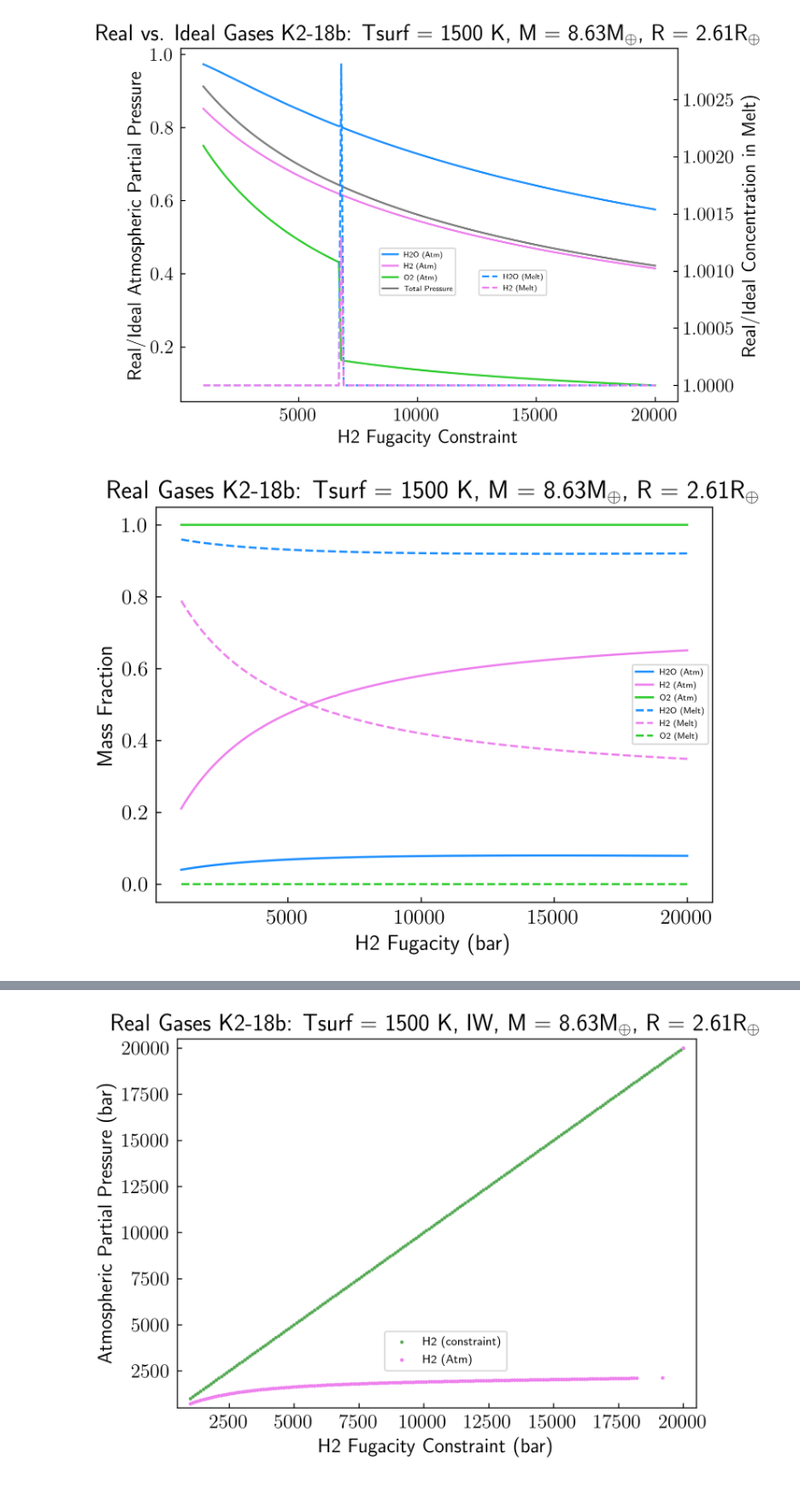
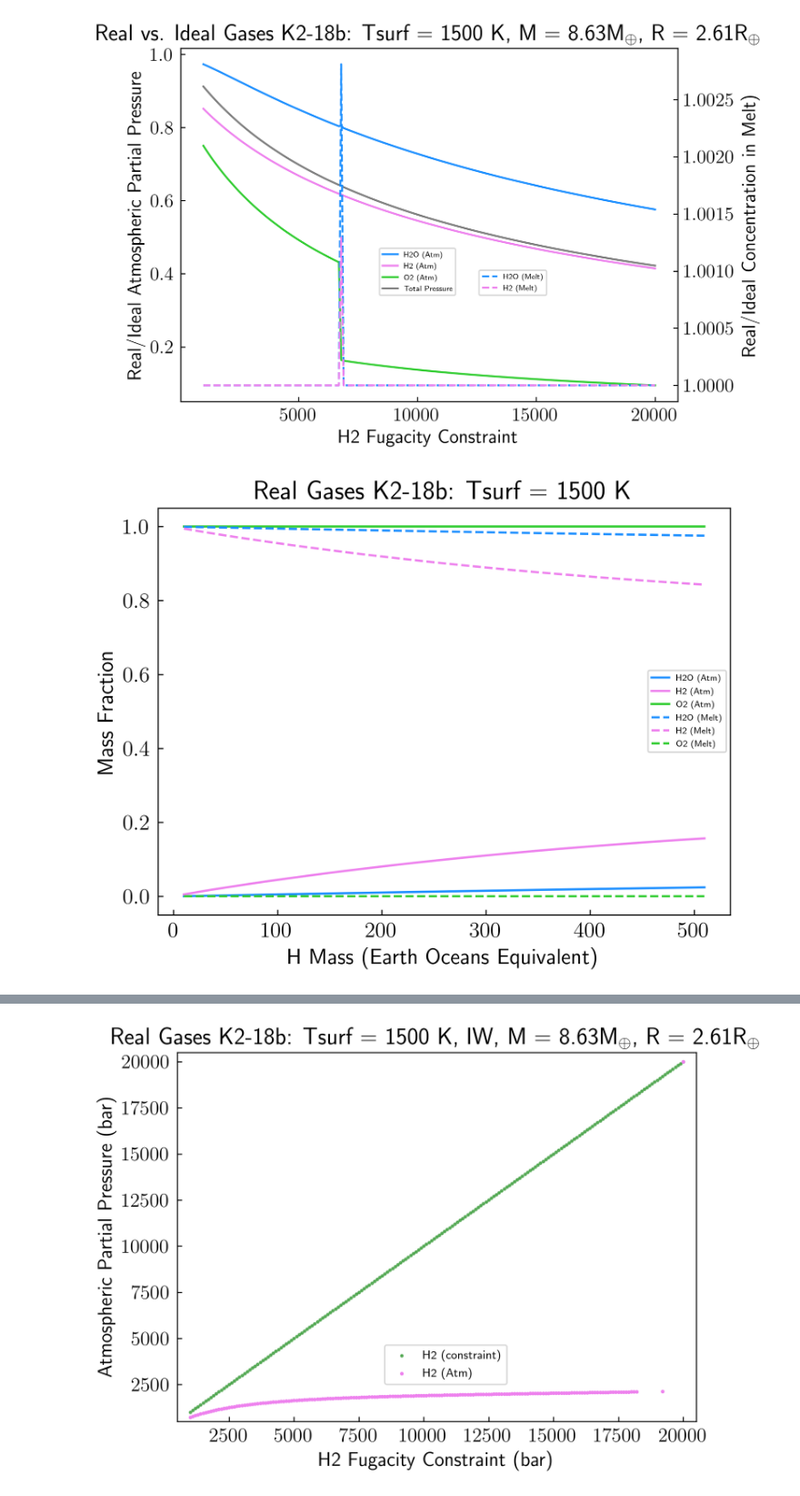
Before and after one commit to ExPlanetology/atmodeller, a Jupyter notebook: atmodeller/docs/4_sciencecases.ipynb, the cells around one changed output, grey strips where cells are left out. Shown at 91% size. Saved outputs shown, nothing was run; the diff lists cells and outputs as text; code cells hidden in the pictures.

```diff
--- a/atmodeller/docs/4_sciencecases.ipynb
+++ b/atmodeller/docs/4_sciencecases.ipynb
@@ -635,15 +666,15 @@ for realisation in range(number_of_realisations):
 #### Analyze Results
 # %%
 import pandas as pd
-datafile_K218b_R: str = f"data/science_cases_files/atmodeller_K218b_varyH2Pto2GPa_RealGas_1500K.csv"
+datafile_K218b_R: str = f"data/science_cases_files/atmodeller_K218b_RealGas_1500K_VaryHMass.csv"
 #df_K218b_try: pd.DataFrame = pd.read_csv(datafile_K218b_try, skiprows=1, names=('H2','H2O','O2','CO','CO2','CH4','H2_melt','H2O_melt','O2_melt','CO2_melt','CO_melt','H2_fugacity'))
 df_K218b_R: pd.DataFrame = pd.read_csv(datafile_K218b_R, skiprows=1, names=('H2','H2O','O2','H2_melt','H2O_melt','O2_melt','H2_mass_atm', 'H2O_mass_atm', 'O2_mass_atm',
-                                                                                'H2_mass_melt', 'H2O_mass_melt', 'O2_mass_melt', 'H2_mass_tot', 'H2O_mass_tot', 'O2_mass_tot', 'H2_fug', 'H2O_fug', 'O2_fug', 'H2_fugacity_input', 'Total_Pressure'))
+                                                                                'H2_mass_melt', 'H2O_mass_melt', 'O2_mass_melt', 'H2_mass_tot', 'H2O_mass_tot', 'O2_mass_tot', 'H2_fug', 'H2O_fug', 'O2_fug', 'H_Mass_input', 'Total_Pressure'))
 
-datafile_K218b_I: str = f"data/science_cases_files/atmodeller_K218b_varyH2Pto2GPa_IdealGas_1500K.csv"
+#datafile_K218b_I: str = f"data/science_cases_files/atmodeller_K218b_varyH2Pto2GPa_IdealGas_1500K.csv"
 #df_K218b_try: pd.DataFrame = pd.read_csv(datafile_K218b_try, skiprows=1, names=('H2','H2O','O2','CO','CO2','CH4','H2_melt','H2O_melt','O2_melt','CO2_melt','CO_melt','H2_fugacity'))
-df_K218b_I: pd.DataFrame = pd.read_csv(datafile_K218b_I, skiprows=1, names=('H2','H2O','O2','H2_melt','H2O_melt','O2_melt','H2_mass_atm', 'H2O_mass_atm', 'O2_mass_atm',
-                                                                                'H2_mass_melt', 'H2O_mass_melt', 'O2_mass_melt', 'H2_mass_tot', 'H2O_mass_tot', 'O2_mass_tot', 'H2_fugacity', 'Total_Pressure'))
+#df_K218b_I: pd.DataFrame = pd.read_csv(datafile_K218b_I, skiprows=1, names=('H2','H2O','O2','H2_melt','H2O_melt','O2_melt','H2_mass_atm', 'H2O_mass_atm', 'O2_mass_atm',
+                                                                                #'H2_mass_melt', 'H2O_mass_melt', 'O2_mass_melt', 'H2_mass_tot', 'H2O_mass_tot', 'O2_mass_tot', 'H2_fugacity', 'Total_Pressure'))
 
-print(df_K218b_R)
+#print(df_K218b_R.H_Mass_input)
 # %% [output]
@@ -695,24 +729,24 @@ plt.show()
 [figure]
 # %%
 fig, ax = plt.subplots()
-ax.plot(df_K218b_R.H2_fug, df_K218b_R.H2O_mass_atm/df_K218b_R.H2O_mass_tot, color='dodgerblue', label='H2O (Atm)')
-ax.plot(df_K218b_R.H2_fug, df_K218b_R.H2_mass_atm/df_K218b_R.H2_mass_tot, color='violet', label='H2 (Atm)')
-ax.plot(df_K218b_R.H2_fug, df_K218b_R.O2_mass_atm//df_K218b_R.O2_mass_tot, color='limegreen', label='O2 (Atm)')
+ax.plot(df_K218b_R.H_Mass_input, df_K218b_R.H2O_mass_atm/df_K218b_R.H2O_mass_tot, color='dodgerblue', label='H2O (Atm)')
+ax.plot(df_K218b_R.H_Mass_input, df_K218b_R.H2_mass_atm/df_K218b_R.H2_mass_tot, color='violet', label='H2 (Atm)')
+ax.plot(df_K218b_R.H_Mass_input, df_K218b_R.O2_mass_atm//df_K218b_R.O2_mass_tot, color='limegreen', label='O2 (Atm)')
 
-ax.plot(df_K218b_R.H2_fug, df_K218b_R.H2O_mass_melt/df_K218b_R.H2O_mass_tot, color='dodgerblue', ls='--', label='H2O (Melt)')
-ax.plot(df_K218b_R.H2_fug, df_K218b_R.H2_mass_melt/df_K218b_R.H2_mass_tot, color='violet', ls='--', label='H2 (Melt)')
-ax.plot(df_K218b_R.H2_fug, df_K218b_R.O2_mass_melt/df_K218b_R.O2_mass_tot, color='limegreen', ls='--',  label='O2 (Melt)')
+ax.plot(df_K218b_R.H_Mass_input, df_K218b_R.H2O_mass_melt/df_K218b_R.H2O_mass_tot, color='dodgerblue', ls='--', label='H2O (Melt)')
+ax.plot(df_K218b_R.H_Mass_input, df_K218b_R.H2_mass_melt/df_K218b_R.H2_mass_tot, color='violet', ls='--', label='H2 (Melt)')
+ax.plot(df_K218b_R.H_Mass_input, df_K218b_R.O2_mass_melt/df_K218b_R.O2_mass_tot, color='limegreen', ls='--',  label='O2 (Melt)')
 #ax.plot(df_K218b_try.H2, df_K218b_try.Total_Pressure, color='gray', label='Total Pressure')
 
 
-ax.set_xlabel(r'H2 Fugacity (bar)')
+ax.set_xlabel(r'H Mass (Earth Oceans Equivalent)')
 ax.set_ylabel('Mass Fraction')
 #ax.set_ylim(1, 1e6)
 #ax.set_yscale('log')
 
 ax.legend(fontsize=6)
-plt.title(r'Real Gases K2-18b: Tsurf = 1500 K, M = 8.63M$_\oplus$, R = 2.61R$_\oplus$')
-plt.savefig('data/Plots/K218b_HO_1500K_RealGas_Pupto2GPa_MassFracs.jpg', dpi=1000, bbox_inches='tight')
+plt.title(r'Real Gases K2-18b: Tsurf = 1500 K')
+#plt.savefig('data/Plots/K218b_HO_1500K_RealGas_Pupto2GPa_MassFracs.jpg', dpi=1000, bbox_inches='tight')
 plt.show()
 # %% [output]
-[figure, old version]
+[figure, new version]
```
Also changed, not shown: parts of 25 cells of this notebook, 2 other files.
